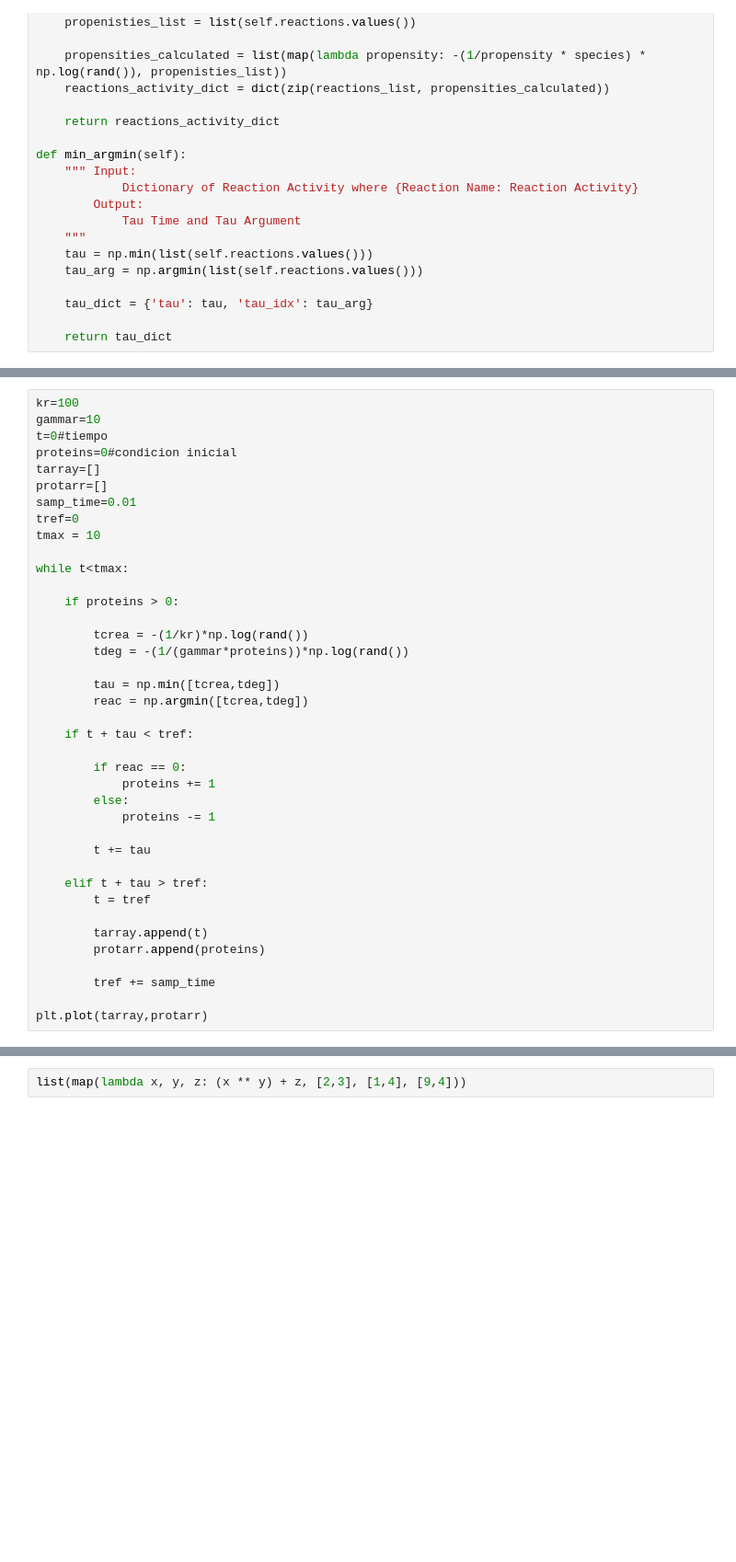
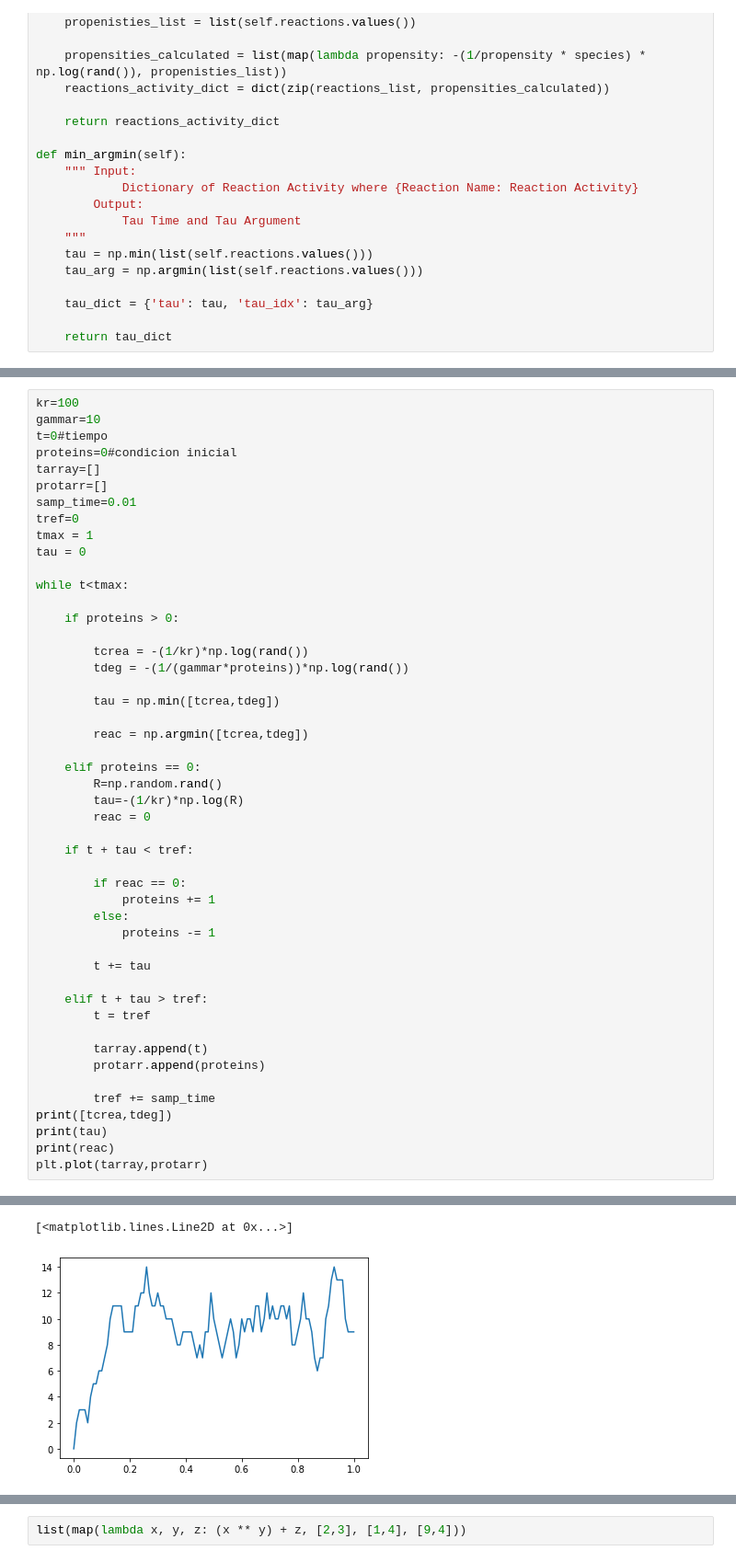
Before and after one commit to SergioPachonDotor/LacI_model, a Jupyter notebook: .code_lab/lab_3_gillespie.ipynb, the cells around one changed output, grey strips where cells are left out. Shown: that part at 92% size. Drawn from its saved outputs; the diff is of its cells as text; blank space fills up the shorter version.

```diff
--- a/.code_lab/lab_3_gillespie.ipynb
+++ b/.code_lab/lab_3_gillespie.ipynb
@@ -172,7 +292,8 @@ tarray=[]
 protarr=[]
 samp_time=0.01
 tref=0
-tmax = 10
+tmax = 1
+tau = 0
 
 while t<tmax:
 
@@ -182,7 +303,13 @@ while t<tmax:
         tdeg = -(1/(gammar*proteins))*np.log(rand())
 
         tau = np.min([tcrea,tdeg])
+
         reac = np.argmin([tcrea,tdeg])
+
+    elif proteins == 0:
+        R=np.random.rand()
+        tau=-(1/kr)*np.log(R)
+        reac = 0
 
     if t + tau < tref:
 
@@ -200,6 +327,8 @@ while t<tmax:
         protarr.append(proteins)
 
         tref += samp_time
-
+print([tcrea,tdeg])
+print(tau)
+print(reac)
 plt.plot(tarray,protarr)
 # %% [output]
@@ -206,0 +338,2 @@ NameError: name 'tau' is not defined
+[<matplotlib.lines.Line2D at 0x...>]
+[figure, added]
```
Also changed, not shown: parts of 17 cells of this notebook, 1 other file.
